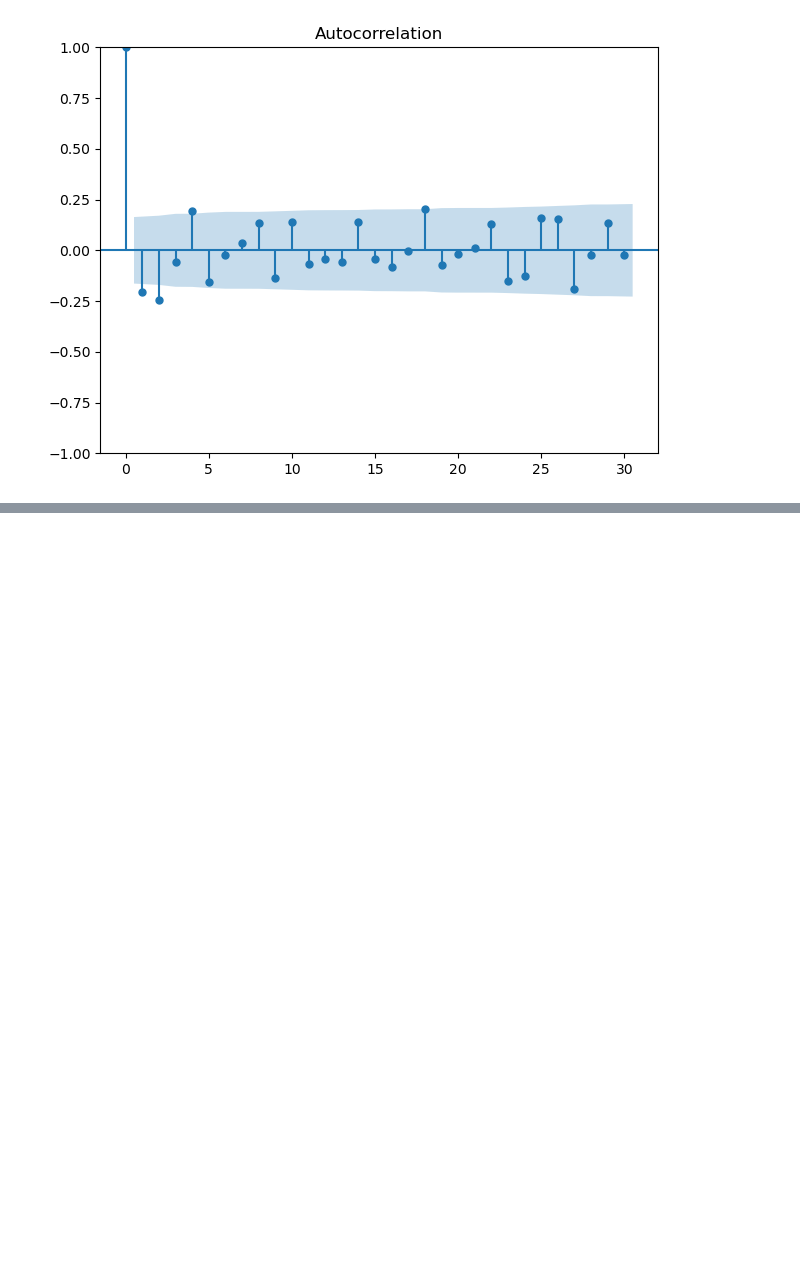
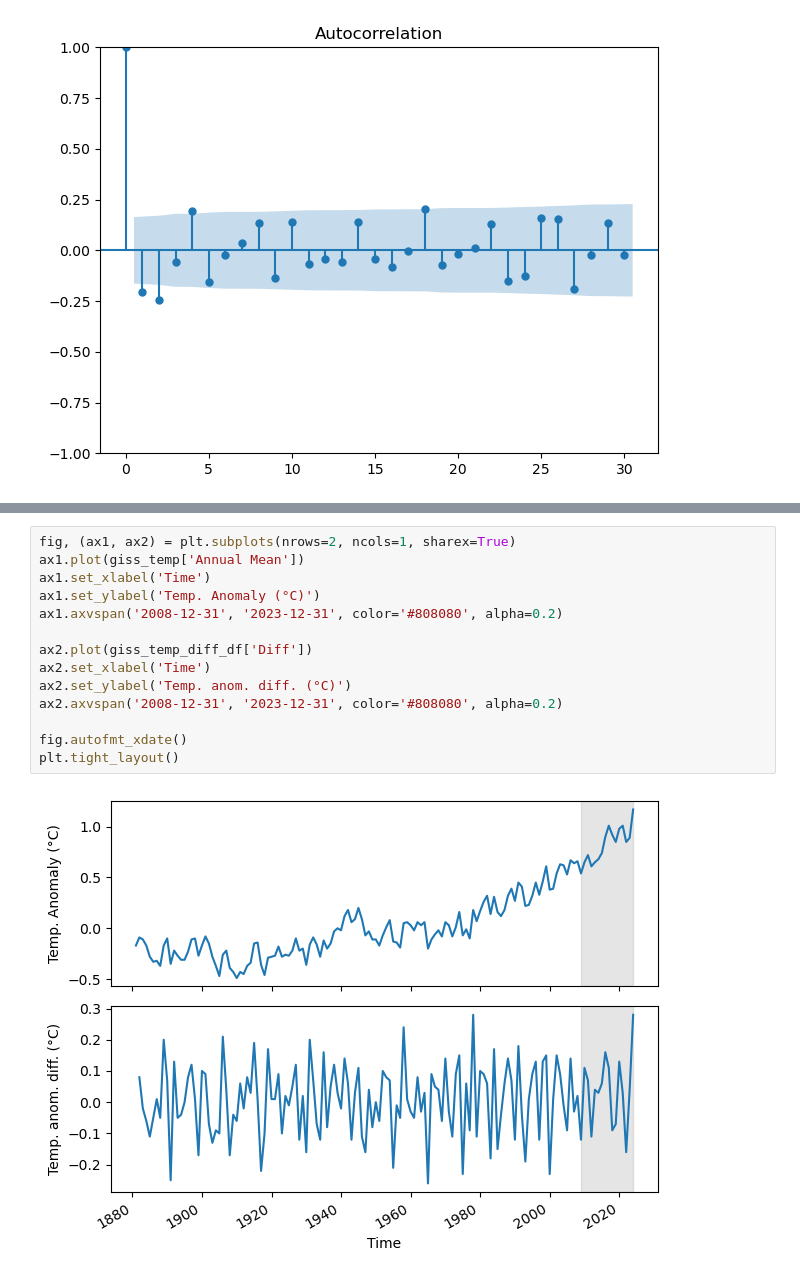
Before and after one commit to luigiselmi/climate, a Jupyter notebook: globaltemp/global_temperature_anomaly.ipynb, the cells around one changed output, grey strips where cells are left out. Drawn from its saved outputs; the diff is of its cells as text; blank space fills up the shorter version.

```diff
--- a/globaltemp/global_temperature_anomaly.ipynb
+++ b/globaltemp/global_temperature_anomaly.ipynb
@@ -139,0 +156,16 @@ plt.tight_layout()
+# %%
+fig, (ax1, ax2) = plt.subplots(nrows=2, ncols=1, sharex=True)
+ax1.plot(giss_temp['Annual Mean'])
+ax1.set_xlabel('Time')
+ax1.set_ylabel('Temp. Anomaly (°C)')
+ax1.axvspan('2008-12-31', '2023-12-31', color='#808080', alpha=0.2)
+
+ax2.plot(giss_temp_diff_df['Diff'])
+ax2.set_xlabel('Time')
+ax2.set_ylabel('Temp. anom. diff. (°C)')
+ax2.axvspan('2008-12-31', '2023-12-31', color='#808080', alpha=0.2)
+
+fig.autofmt_xdate()
+plt.tight_layout()
+# %% [output]
+[figure, added]
```
Also changed, not shown: parts of 19 cells of this notebook.
